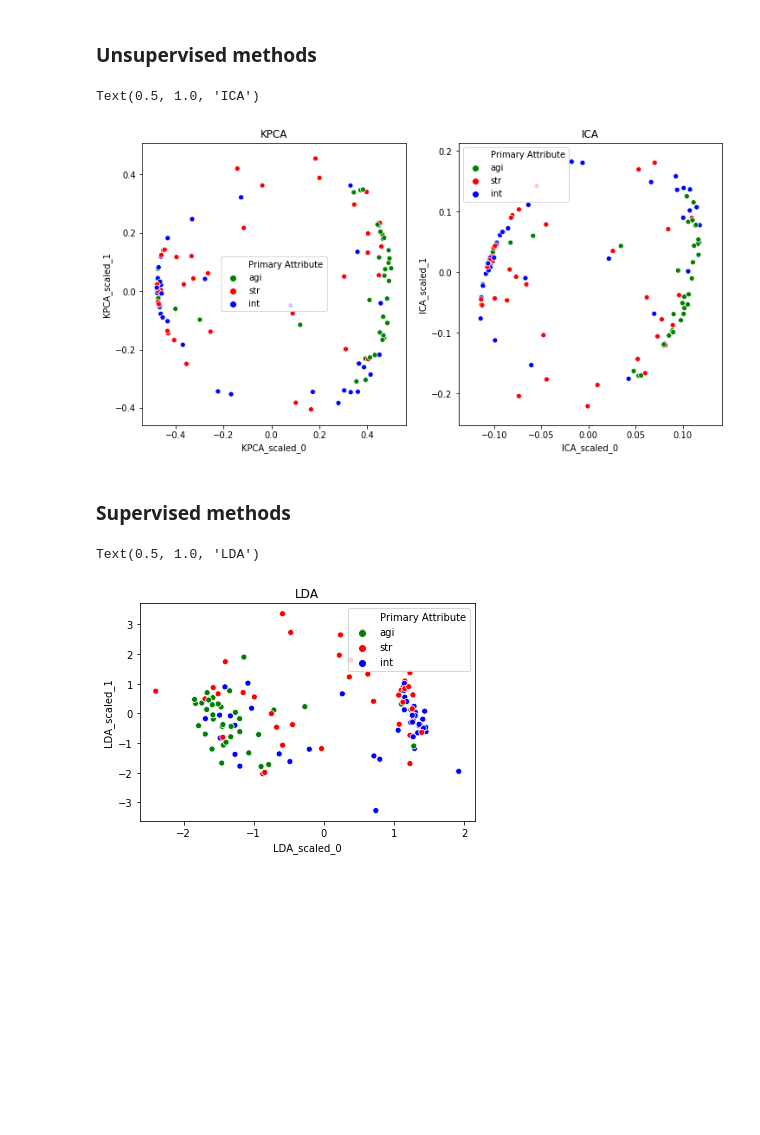
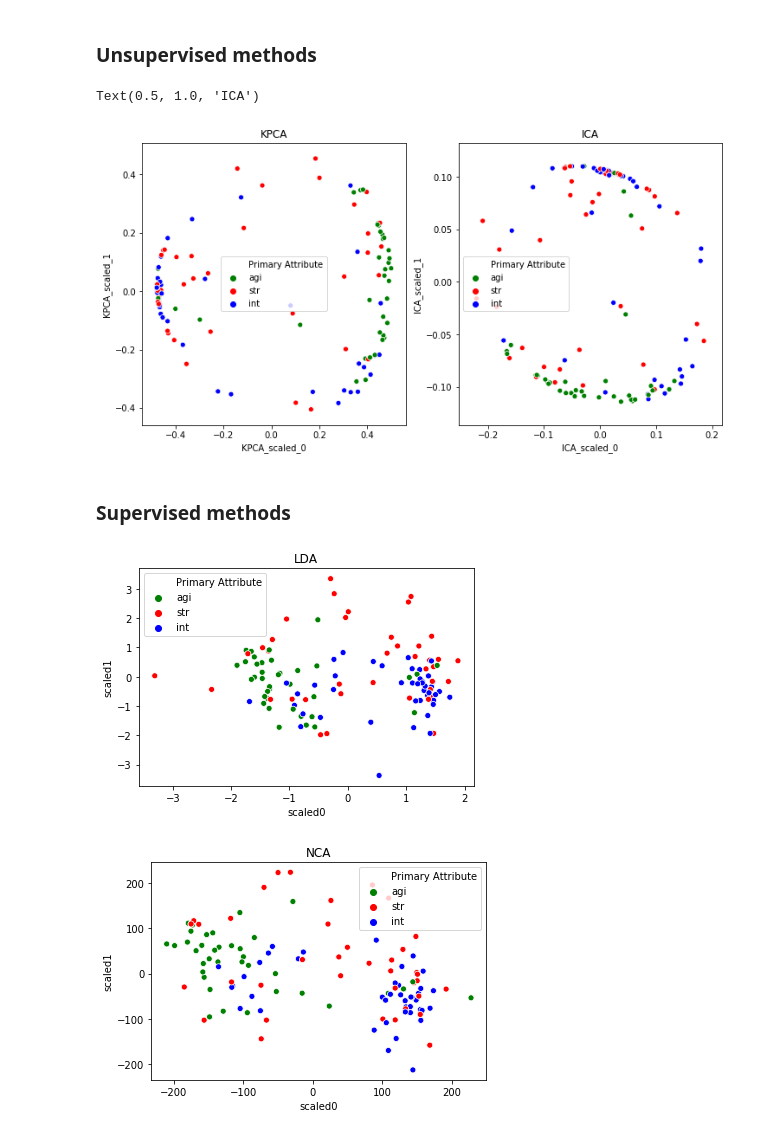
Before and after one commit to loftusa/Dota-Stats, a Jupyter notebook: data_cleaning.ipynb, the cells around one changed output. Cells and saved outputs as stored; diff of their text form; code cells hidden in the pictures; blank space fills up the shorter version.

Commit message:
add more dimensionailty reduction

```diff
--- a/data_cleaning.ipynb
+++ b/data_cleaning.ipynb
@@ -100,2 +111,0 @@ hero_stats[:3]
-# %%
-hero_stats = pd.DataFrame(hero_stats).set_index("id", drop=True)
@@ -211,8 +177,6 @@ hero_stats.head()
 #### Scale data to unit mean and variance
 # %%
 from sklearn import preprocessing
-
-data = hero_stats.drop(["Primary Attribute", "localized_name", "PCA_0", "PCA_1"], axis=1)
 scaled = pd.DataFrame(preprocessing.scale(data), columns=data.columns)
 scaled.head()
 # %% [output]
@@ -291,59 +255,61 @@ fig, axes = plt.subplots(1, 2, figsize=(12,6))
 # KPCA
 kpca = KernelPCA(kernel="rbf")
 X_r = kpca.fit_transform(l2scaled)
-hero_stats.loc[:, "KPCA_scaled_0"] = X_r[:, 0]
-hero_stats.loc[:, "KPCA_scaled_1"] = X_r[:, 1]
-X_r
+pca_df["KPCA_scaled_0"] = X_r[:, 0]
+pca_df["KPCA_scaled_1"] = X_r[:, 1]
 
 sns.scatterplot(x="KPCA_scaled_0", y="KPCA_scaled_1", hue="Primary Attribute",
-                data=hero_stats, palette=palette, ax=axes[0]);
+                data=pca_df, palette=palette, ax=axes[0]);
 axes[0].set_title("KPCA")
 
 # ICA
 ica = FastICA(n_components=2)
 X_r = ica.fit_transform(l2scaled)
-hero_stats.loc[:, "ICA_scaled_0"] = X_r[:, 0]
-hero_stats.loc[:, "ICA_scaled_1"] = X_r[:, 1]
-X_r
+pca_df["ICA_scaled_0"] = X_r[:, 0]
+pca_df["ICA_scaled_1"] = X_r[:, 1]
 
 sns.scatterplot(x="ICA_scaled_0", y="ICA_scaled_1", hue="Primary Attribute",
-                data=hero_stats, palette=palette, ax=axes[1]);
+                data=pca_df, palette=palette, ax=axes[1]);
 axes[1].set_title("ICA")
 # %% [output]
 Text(0.5, 1.0, 'ICA')
-[figure, old version]
+[figure, new version]
 # %% [markdown]
 ### Supervised methods
 # %%
 from sklearn.preprocessing import LabelEncoder
 from sklearn.discriminant_analysis import LinearDiscriminantAnalysis
+from sklearn.neighbors import NeighborhoodComponentsAnalysis
 from sklearn.model_selection import train_test_split
 
 # encode attribute labels as integers
 le = LabelEncoder()
 y = le.fit_transform(hero_stats["Primary Attribute"])
 
 # # Divide into training/testing data
 X_train, X_test, y_train, y_test = train_test_split(l2scaled, y)
 
 # make models
 lda = LinearDiscriminantAnalysis(n_components=2)
+nca = NeighborhoodComponentsAnalysis(n_components=2)
 
 # list out dimensionality reduction methods
 dim_reduction_methods = [('LDA', lda), ('NCA', nca)]
 
-# LDA
-model = lda.fit(X_train, y_train)
-X_r = model.transform(l2scaled)
+# make models
+for i, (name, model) in enumerate(dim_reduction_methods):
+    plt.figure()
 
-# plot
-hero_stats.loc[:, "LDA_scaled_0"] = X_r[:, 0]
-hero_stats.loc[:, "LDA_scaled_1"] = X_r[:, 1]
+    # fit
+    model.fit(X_train, y_train)
+    X_r = model.transform(l2scaled)
 
-
-sns.scatterplot(x="LDA_scaled_0", y="LDA_scaled_1", hue="Primary Attribute",
-                data=hero_stats, palette=palette);
-plt.title("LDA")
+    # plot
+    df = pd.DataFrame(X_r, columns=["scaled0", "scaled1"])
+    df["Primary Attribute"] = hero_stats["Primary Attribute"]
+    sns.scatterplot(x="scaled0", y="scaled1", hue="Primary Attribute",
+                    data=df, palette=palette)
+    plt.title(name)
 # %% [output]
-Text(0.5, 1.0, 'LDA')
-[figure, old version]
+[figure, new version]
+[figure, added]
```
Also changed, not shown: parts of 19 cells of this notebook, 1 other file.
